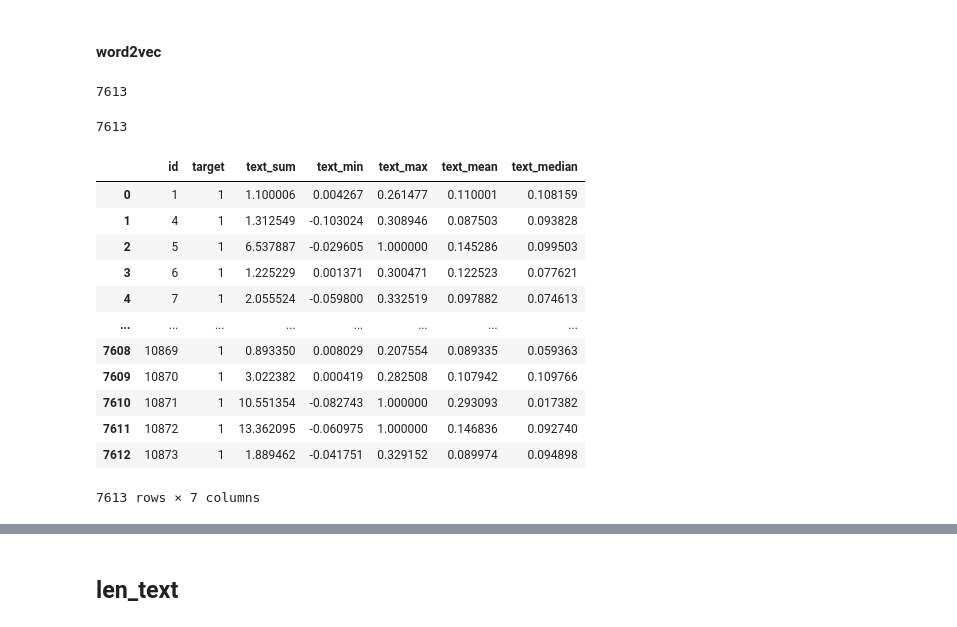
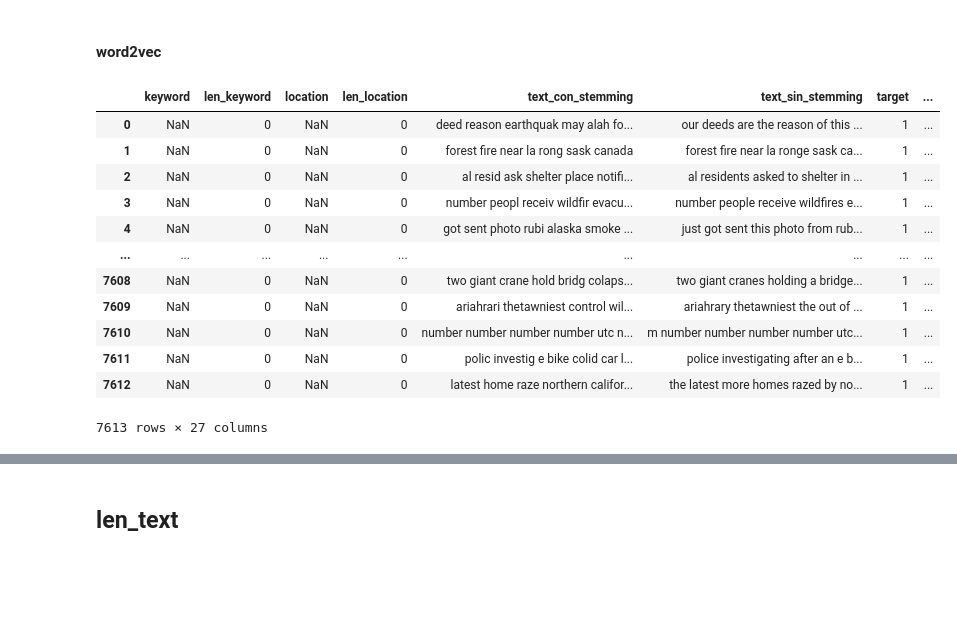
Before and after one commit to pablbob/9558-7506-Data-Hunters, a Jupyter notebook: TP2/feature_engineering.ipynb, the cells around one changed output, grey strips where cells are left out. Saved outputs shown, nothing was run; the diff lists cells and outputs as text; code cells hidden in the pictures; blank space fills up the shorter version.

```diff
--- a/TP2/feature_engineering.ipynb
+++ b/TP2/feature_engineering.ipynb
@@ -163,8 +177,10 @@ train['location_max'] = [value for value in column_values['max']]
 train['location_mean'] = [value for value in column_values['mean']]
 train['location_median'] = [value for value in column_values['median']]
 # %%
+len_location = calculate_len(train['location'])
+
 pos_col_location = train.columns.get_loc('location')+1
-train.insert(loc=pos_col_location, column='len_location', value=train['location'].iloc[:].str.len())
+train.insert(loc=pos_col_location, column='len_location', value=len_location)
 # %%
 train.head(10)
 # %% [output]
@@ -184,9 +200,9 @@ train.head(10)
 # %% [markdown]
 #### tf-idf
 # %%
-tf_idf_array, vocabulary = tf_idf_encoder(train['text'])
+tf_idf_array, vocabulary = tf_idf_encoder(train['text_con_stemming'])
 # %%
-column_values = calculate_values(train['text'], tf_idf_array, vocabulary)
+column_values = calculate_values(train['text_con_stemming'], tf_idf_array, vocabulary)
 # %%
 train['text_sum_tf-idf'] = [value for value in column_values['sum']]
 train['text_min_tf-idf'] = [value for value in column_values['min']]
@@ -211,15 +227,7 @@ train.head(10)
 # %% [markdown]
 #### word2vec
 # %%
-column_values = calculate_values_w2v(train['text'])
+column_values = calculate_values_w2v(train['text_sin_stemming'])
-# %%
-len(train)
-# %% [output]
-7613
-# %%
-len(column_values['sum'])
-# %% [output]
-7613
 # %%
 train['text_sum_w2v'] = [value for value in column_values['sum']]
 train['text_min_w2v'] = [value for value in column_values['min']]
@@ -227,22 +235,22 @@ train['text_max_w2v'] = [value for value in column_values['max']]
 train['text_mean_w2v'] = [value for value in column_values['mean']]
 train['text_median_w2v'] = [value for value in column_values['median']]
 # %%
-train.drop(['keyword', 'location', 'text'], axis=1, inplace=True)
+#train.drop(['keyword', 'location', 'text_sin_stemming', 'text_con_stemming'], axis=1, inplace=True)
 train
 # %% [output]
-|  | id | target | text_sum | text_min | text_max | text_mean | text_median |
-| 0 | 1 | 1 | 1.100006 | 0.004267 | 0.261477 | 0.110001 | 0.108159 |
-| 1 | 4 | 1 | 1.312549 | -0.103024 | 0.308946 | 0.087503 | 0.093828 |
-| 2 | 5 | 1 | 6.537887 | -0.029605 | 1.000000 | 0.145286 | 0.099503 |
-| 3 | 6 | 1 | 1.225229 | 0.001371 | 0.300471 | 0.122523 | 0.077621 |
-| 4 | 7 | 1 | 2.055524 | -0.059800 | 0.332519 | 0.097882 | 0.074613 |
-| ... | ... | ... | ... | ... | ... | ... | ... |
-| 7608 | 10869 | 1 | 0.893350 | 0.008029 | 0.207554 | 0.089335 | 0.059363 |
-| 7609 | 10870 | 1 | 3.022382 | 0.000419 | 0.282508 | 0.107942 | 0.109766 |
-| 7610 | 10871 | 1 | 10.551354 | -0.082743 | 1.000000 | 0.293093 | 0.017382 |
-| 7611 | 10872 | 1 | 13.362095 | -0.060975 | 1.000000 | 0.146836 | 0.092740 |
-| 7612 | 10873 | 1 | 1.889462 | -0.041751 | 0.329152 | 0.089974 | 0.094898 |
+|  | keyword | len_keyword | location | len_location | text_con_stemming | text_sin_stemming | target | ... |
+| 0 | NaN | 0 | NaN | 0 | deed reason earthquak may alah fo... | our deeds are the reason of this ... | 1 | ... |
+| 1 | NaN | 0 | NaN | 0 | forest fire near la rong sask canada | forest fire near la ronge sask ca... | 1 | ... |
+| 2 | NaN | 0 | NaN | 0 | al resid ask shelter place notifi... | al residents asked to shelter in ... | 1 | ... |
+| 3 | NaN | 0 | NaN | 0 | number peopl receiv wildfir evacu... | number people receive wildfires e... | 1 | ... |
+| 4 | NaN | 0 | NaN | 0 | got sent photo rubi alaska smoke ... | just got sent this photo from rub... | 1 | ... |
+| ... | ... | ... | ... | ... | ... | ... | ... | ... |
+| 7608 | NaN | 0 | NaN | 0 | two giant crane hold bridg colaps... | two giant cranes holding a bridge... | 1 | ... |
+| 7609 | NaN | 0 | NaN | 0 | ariahrari thetawniest control wil... | ariahrary thetawniest the out of ... | 1 | ... |
+| 7610 | NaN | 0 | NaN | 0 | number number number number utc n... | m number number number number utc... | 1 | ... |
+| 7611 | NaN | 0 | NaN | 0 | polic investig e bike colid car l... | police investigating after an e b... | 1 | ... |
+| 7612 | NaN | 0 | NaN | 0 | latest home raze northern califor... | the latest more homes razed by no... | 1 | ... |
-7613 rows × 7 columns
+7613 rows × 27 columns
 # %%
 cols = list(train.columns)
 cols.remove('target')
```
Also changed, not shown: parts of 35 cells of this notebook, 6 other files.
